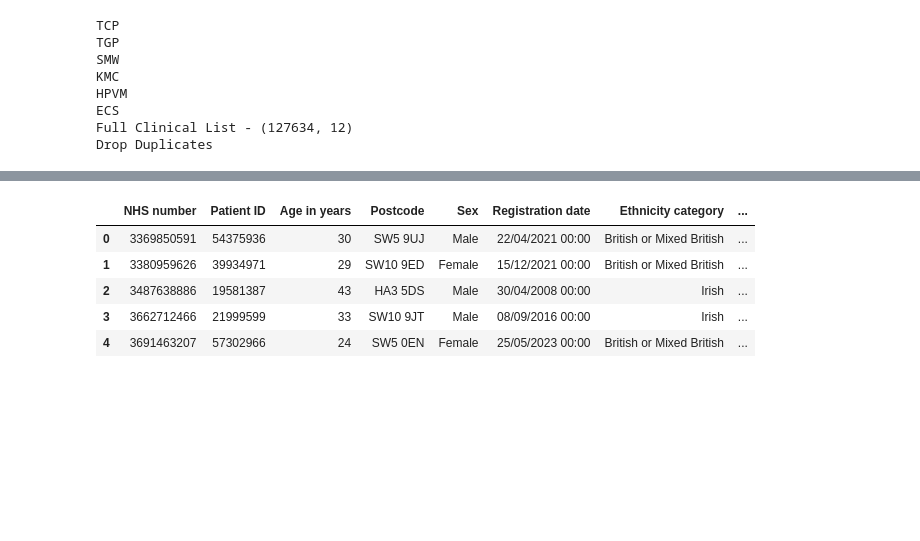
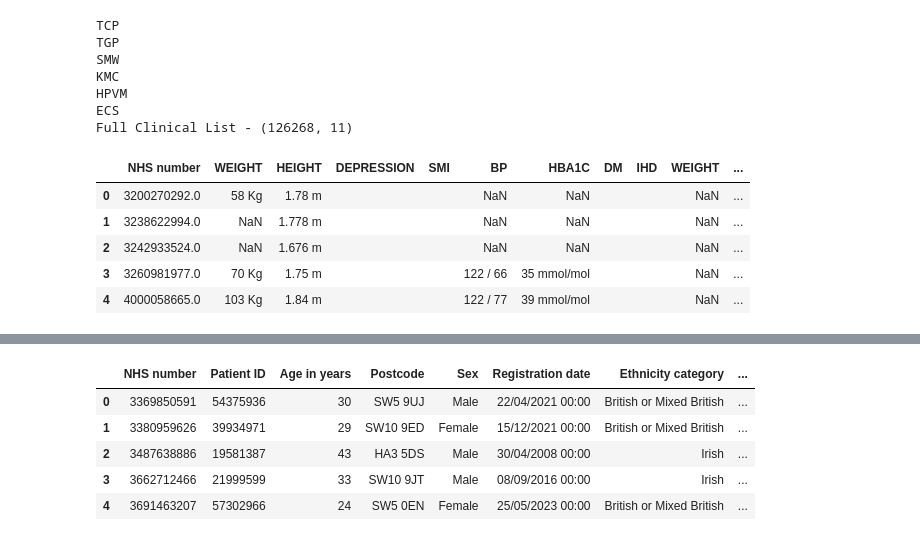
Before and after one commit to janduplessis883/project-showupforhealth, a Jupyter notebook: notebooks/janduplessis883 combine clinical.ipynb, the cells around one changed output, grey strips where cells are left out. Cells and saved outputs as stored; diff of their text form; code cells hidden in the pictures; blank space fills up the shorter version.

Commit message:
Notebooks with full dataset

```diff
--- a/notebooks/janduplessis883 combine clinical.ipynb
+++ b/notebooks/janduplessis883 combine clinical.ipynb
@@ -34,8 +34,7 @@ def combine_clinical(surgery_list = ['TCP', 'TGP', 'SMW', 'KMC', 'HPVM', 'ECS'])
 
     full_clinical = pd.concat(df_list, axis=0, ignore_index=True)
     print(f'Full Clinical List - {full_clinical.shape}')
-    print('Drop Duplicates')
-    full_clinical.drop_duplicates()
+
     full_clinical.to_csv(f'{OUTPUT_DATA}full_clinical.csv', index=False)
     return full_clinical
 # %%
@@ -47,5 +46,13 @@ SMW
 KMC
 HPVM
 ECS
-Full Clinical List - (127634, 12)
-Drop Duplicates
+Full Clinical List - (126268, 11)
+# %%
+full_clinical.head()
+# %% [output]
+|  | NHS number | WEIGHT | HEIGHT | DEPRESSION | SMI | BP | HBA1C | DM | IHD | WEIGHT | ... |
+| 0 | 3200270292.0 | 58 Kg | 1.78 m |  |  | NaN | NaN |  |  | NaN | ... |
+| 1 | 3238622994.0 | NaN | 1.778 m |  |  | NaN | NaN |  |  | NaN | ... |
+| 2 | 3242933524.0 | NaN | 1.676 m |  |  | NaN | NaN |  |  | NaN | ... |
+| 3 | 3260981977.0 | 70 Kg | 1.75 m |  |  | 122 / 66 | 35 mmol/mol |  |  | NaN | ... |
+| 4 | 4000058665.0 | 103 Kg | 1.84 m |  |  | 122 / 77 | 39 mmol/mol |  |  | NaN | ... |
```
Also changed, not shown: parts of 2 cells of this notebook, 2 other files.
